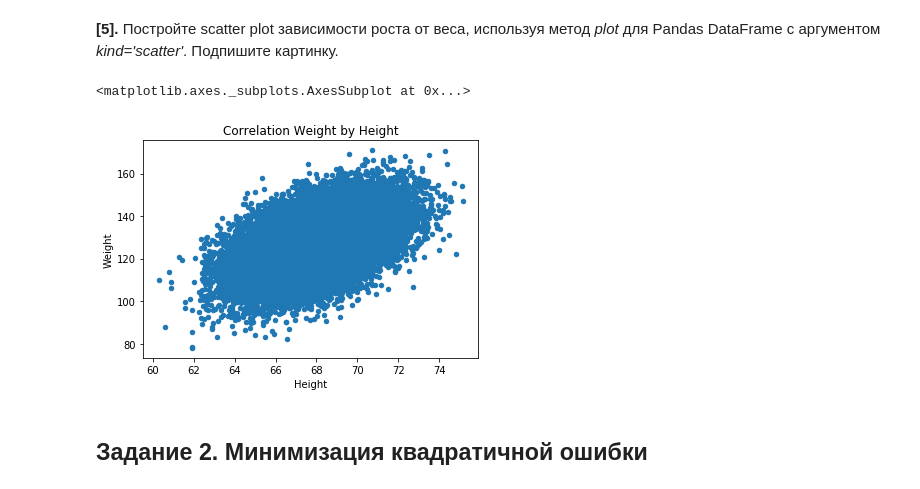
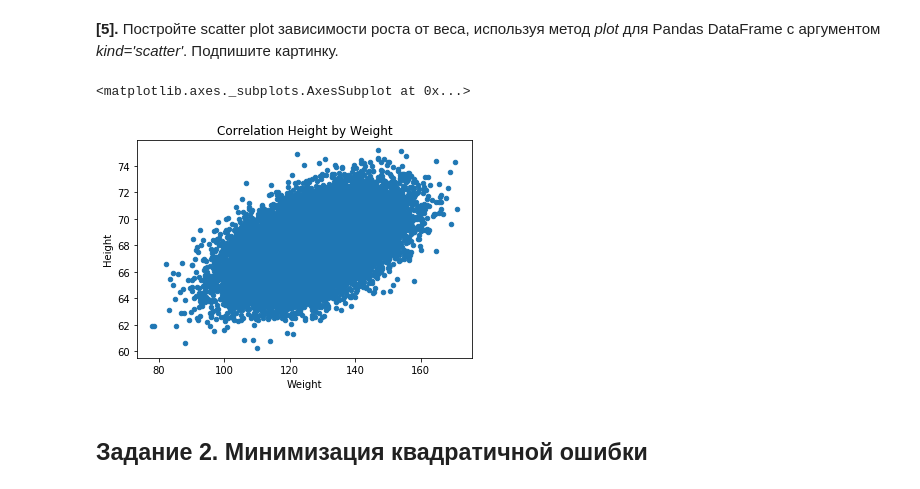
Before and after one commit to AniSkyWorker/NTP, a Jupyter notebook: linear_regression_task/peer_review_linreg_height_weight.ipynb, the cells around one changed output. Cells and saved outputs as stored; diff of their text form; code cells hidden in the pictures.

```diff
--- a/linear_regression_task/peer_review_linreg_height_weight.ipynb
+++ b/linear_regression_task/peer_review_linreg_height_weight.ipynb
@@ -96,10 +107,10 @@ Text(0.5,0,'Весовая категория')
 # %% [markdown]
 **[5].** Постройте scatter plot зависимости роста от веса, используя метод *plot* для Pandas DataFrame с аргументом *kind='scatter'*. Подпишите картинку.
 # %%
-data.plot(kind='scatter', x='Height', y='Weight', title='Correlation Weight by Height')
+data.plot(kind='scatter', x='Weight', y='Height', title='Correlation Height by Weight')
 # %% [output]
 <matplotlib.axes._subplots.AxesSubplot at 0x...>
-[figure, old version]
+[figure, new version]
 # %% [markdown]
 ## Задание 2. Минимизация квадратичной ошибки
 # %% [markdown]
```
Also changed, not shown: parts of 19 cells of this notebook.
